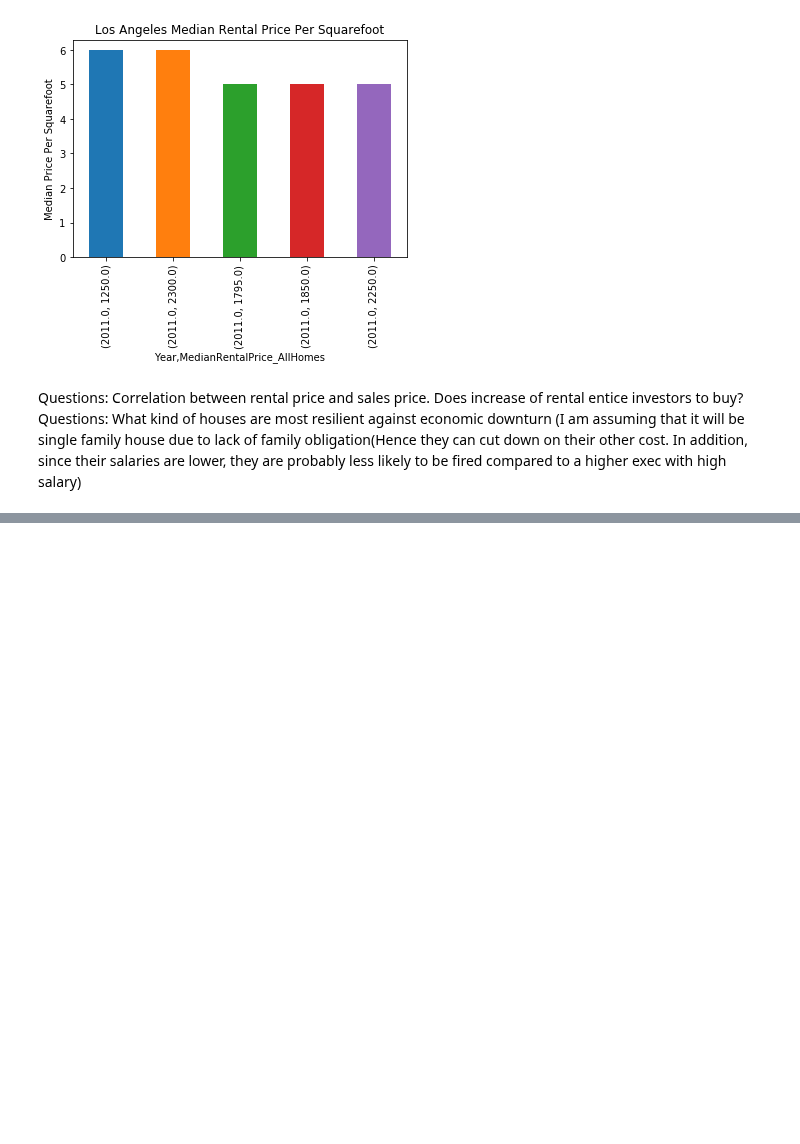
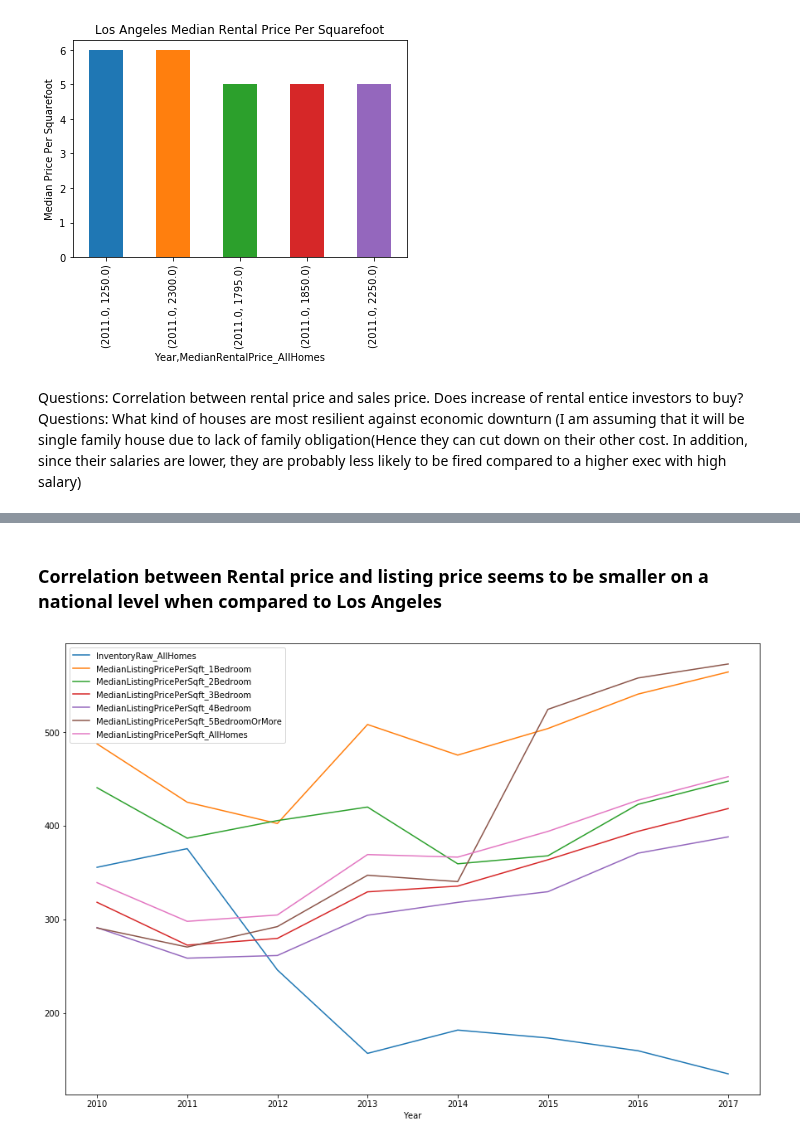
Before and after one commit to dannylo1992/zillow_data, a Jupyter notebook: zillow_housing_data.ipynb, the cells around one changed output, grey strips where cells are left out. Drawn from its saved outputs; the diff is of its cells as text; code cells hidden in the pictures; blank space fills up the shorter version.

```diff
--- a/zillow_housing_data.ipynb
+++ b/zillow_housing_data.ipynb
@@ -159,0 +166,14 @@ Questions: What kind of houses are most resilient against economic downturn
+# %% [markdown]
+### Correlation between Rental price and listing price seems to be smaller on a national level when compared to Los Angeles
+# %%
+
+
+df_city3 = df_city_la.groupby(df_city_la['Year'])['InventoryRaw_AllHomes',
+                    'MedianListingPricePerSqft_1Bedroom',
+                    'MedianListingPricePerSqft_2Bedroom',
+                    'MedianListingPricePerSqft_3Bedroom',
+                    'MedianListingPricePerSqft_4Bedroom',
+                    'MedianListingPricePerSqft_5BedroomOrMore',
+                    'MedianListingPricePerSqft_AllHomes',].mean().plot(figsize=(15,10))
+# %% [output]
+[figure, added]
```
Also changed, not shown: parts of 9 cells of this notebook.
